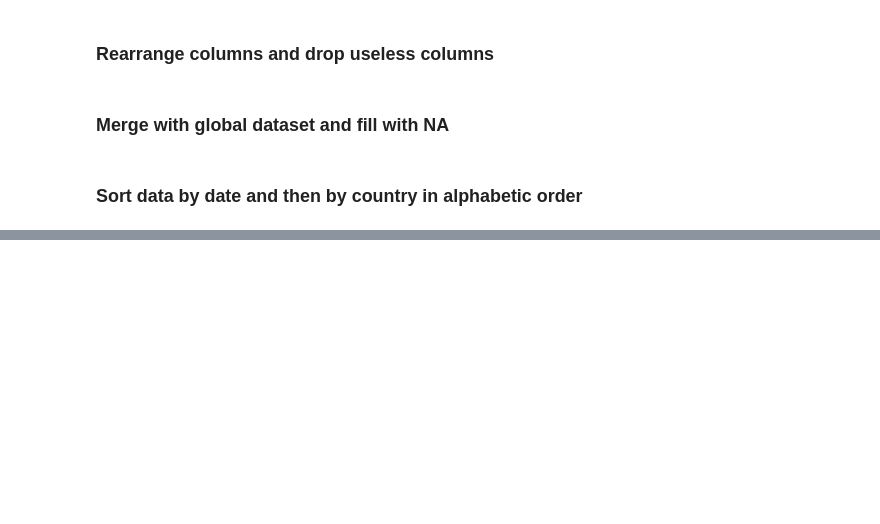
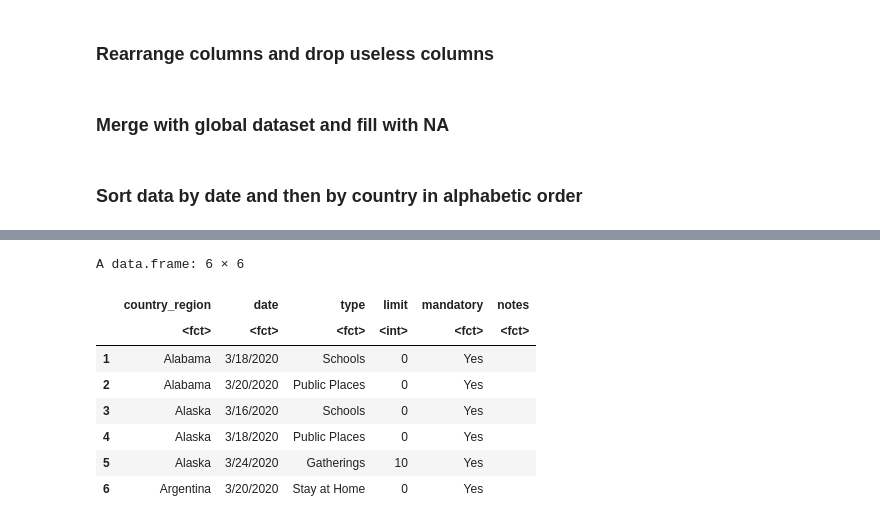
Before and after one commit to TheoVerhelst/ulb-mlg-time-series-impact, a Jupyter notebook: PreprocessData.ipynb, the cells around one changed output, grey strips where cells are left out. Drawn from its saved outputs; the diff is of its cells as text; code cells hidden in the pictures; blank space fills up the shorter version.

```diff
--- a/PreprocessData.ipynb
+++ b/PreprocessData.ipynb
@@ -184,0 +221,12 @@ saveRDS(output.df,"COVID19_Global_Italy.Rdata",version = 2)
+# %%
+head(restrictions.df)
+# %% [output]
+A data.frame: 6 × 6
+|  | country_region | date | type | limit | mandatory | notes |
+|  | <fct> | <fct> | <fct> | <int> | <fct> | <fct> |
+| 1 | Alabama | 3/18/2020 | Schools | 0 | Yes |  |
+| 2 | Alabama | 3/20/2020 | Public Places | 0 | Yes |  |
+| 3 | Alaska | 3/16/2020 | Schools | 0 | Yes |  |
+| 4 | Alaska | 3/18/2020 | Public Places | 0 | Yes |  |
+| 5 | Alaska | 3/24/2020 | Gatherings | 10 | Yes |  |
+| 6 | Argentina | 3/20/2020 | Stay at Home | 0 | Yes |  |
```
Also changed, not shown: parts of 21 cells of this notebook, 2 other files.
